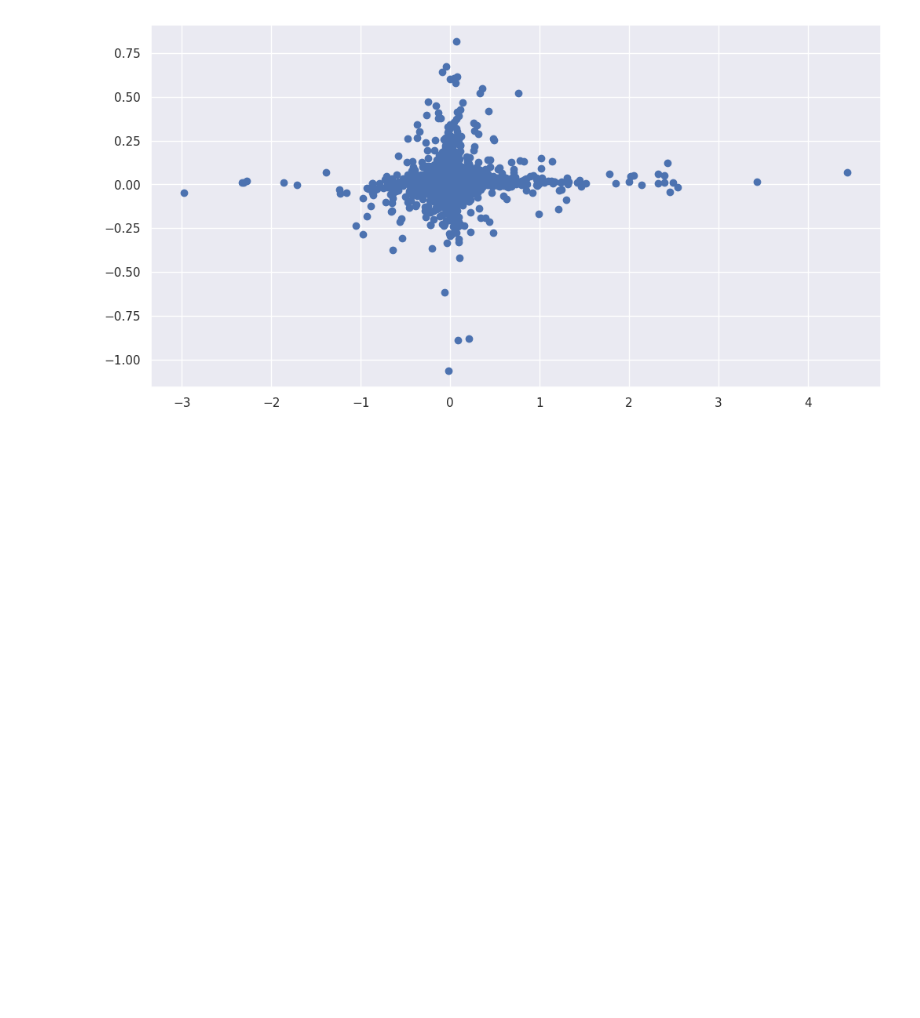
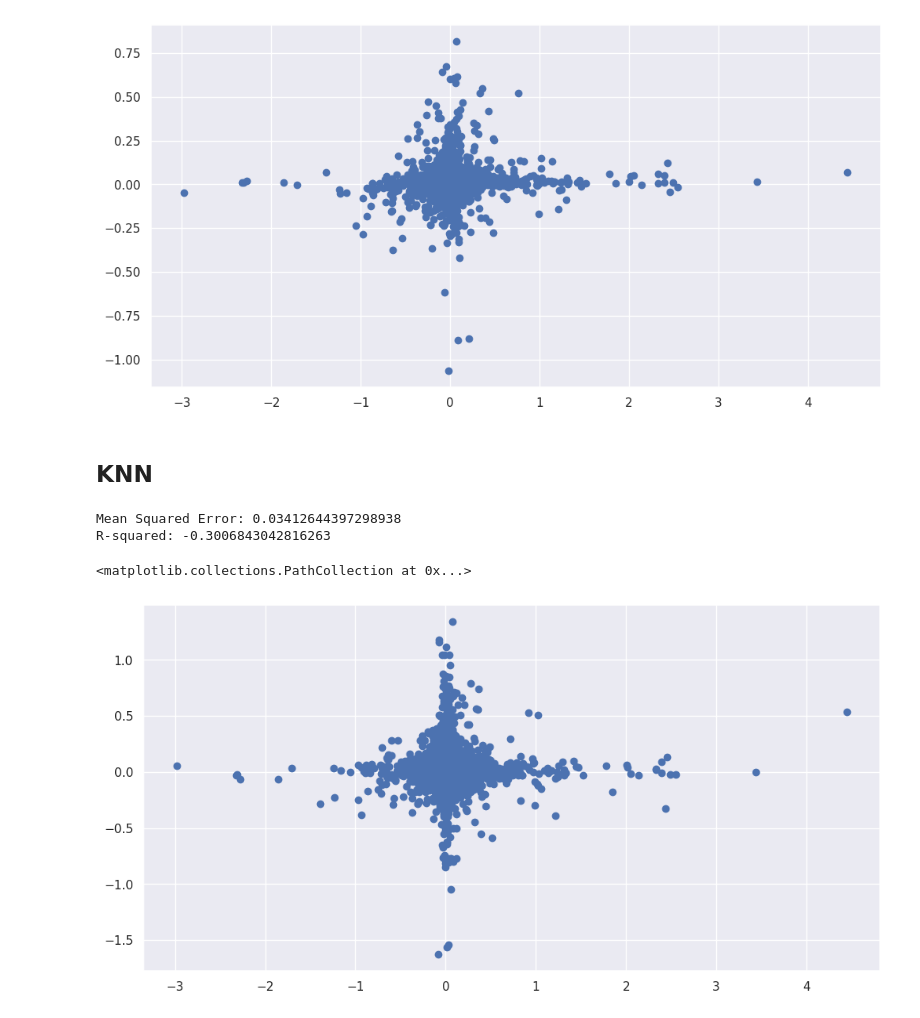
Before and after one commit to AmirMoazzami/207_final_project, a Jupyter notebook: zillow_final_project_207.ipynb, the cells around one changed output. Drawn from its saved outputs; the diff is of its cells as text; code cells hidden in the pictures; blank space fills up the shorter version.

```diff
--- a/zillow_final_project_207.ipynb
+++ b/zillow_final_project_207.ipynb
@@ -691,3 +691,30 @@ plt.scatter(y_test,y_pred)
 # %% [output]
 <matplotlib.collections.PathCollection at 0x...>
 [figure]
+# %% [markdown]
+## KNN
+# %%
+from sklearn.neighbors import KNeighborsRegressor
+from sklearn.metrics import mean_squared_error, r2_score
+# Create and fit the KNN regression model
+knn_model = KNeighborsRegressor(n_neighbors=3)
+knn_model.fit(X_train, y_train)
+
+# Make predictions on the test set
+y_pred = knn_model.predict(X_test)
+
+# Evaluate the model's performance
+mse = mean_squared_error(y_test, y_pred)
+r2 = r2_score(y_test, y_pred)
+
+print("Mean Squared Error:", mse)
+print("R-squared:", r2)
+# %% [output]
+Mean Squared Error: 0.03412644397298938
+R-squared: -0.3006843042816263
+# %%
+plt.figure(figsize=(12,6))
+plt.scatter(y_test,y_pred)
+# %% [output]
+<matplotlib.collections.PathCollection at 0x...>
+[figure, added]
```
Also changed, not shown: parts of 3 cells of this notebook.
